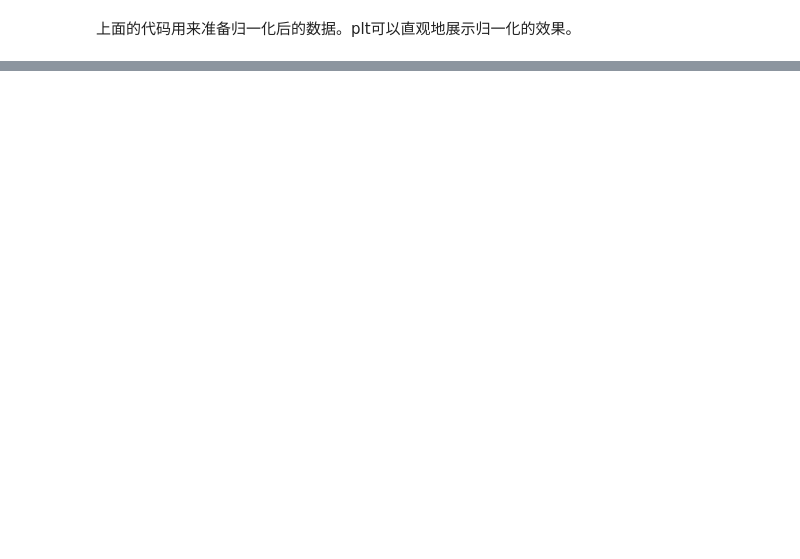
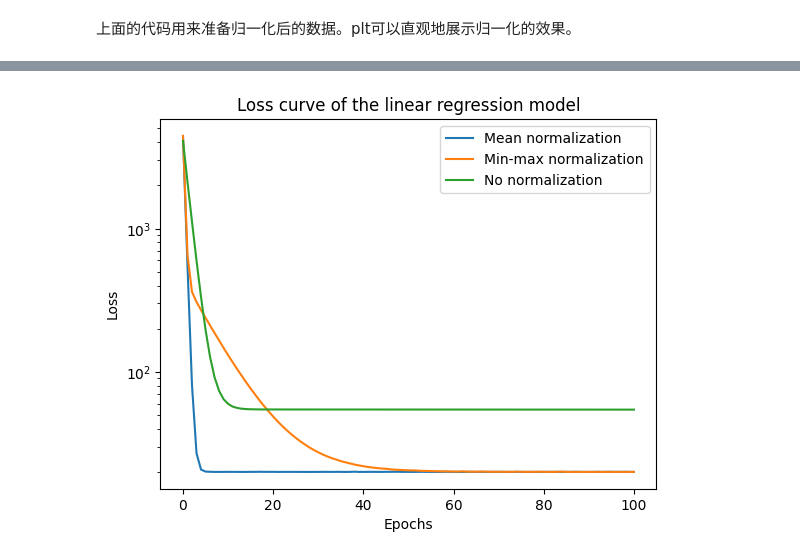
Before and after one commit to ziyuanLi-alex/sdm274, a Jupyter notebook: assgn02_linreg/matrix.ipynb, the cells around one changed output, grey strips where cells are left out. Cells and saved outputs as stored; diff of their text form; code cells hidden in the pictures; blank space fills up the shorter version.

```diff
--- a/assgn02_linreg/matrix.ipynb
+++ b/assgn02_linreg/matrix.ipynb
@@ -106,4 +111,4 @@ class LinearRegression():
         return (X - X.min()) / (X.max() - X.min())
 
     def mean_norm(self, X):
-        return (X - X.mean()) / (X.max() - X.min())
+        return (X - X.mean()) / X.std()
@@ -150,21 +172,25 @@ plt.show()
 # %%
-# mbgd_lreg = LinearRegression()
-# mbgd_lreg.MBGD(X_train, y_train, 10)
+
+mbgd_lreg = LinearRegression()
+mbgd_lreg.MBGD(X_train, y_train, 10)
 
 minmax_mbgd_lreg = LinearRegression()
-# minmax_mbgd_lreg.lr = 1e-6
+minmax_mbgd_lreg.lr = 0.1
 minmax_mbgd_lreg.MBGD(X_minmax, y_train, 10)
 
 mean_mbgd_lreg = LinearRegression()
-# minmax_mbgd_lreg.lr = 1e-6
+mean_mbgd_lreg.lr = 0.1
 mean_mbgd_lreg.MBGD(X_mean, y_train, 10)
 # %%
 
-plt.plot(mean_mbgd_lreg.loss[:80])
-plt.plot(minmax_mbgd_lreg.loss[:80])
-plt.plot(mbgd_lreg.loss[:80])
+plt.plot(mean_mbgd_lreg.epoch_loss)
+plt.plot(minmax_mbgd_lreg.epoch_loss)
+plt.plot(mbgd_lreg.epoch_loss)
 plt.xlabel('Epochs')
 plt.ylabel('Loss')
+plt.yscale('log')
 plt.legend(['Mean normalization', 'Min-max normalization', 'No normalization'])
 plt.title('Loss curve of the linear regression model')
 plt.show()
+# %% [output]
+[figure, added]
```
Also changed, not shown: parts of 13 cells of this notebook.
